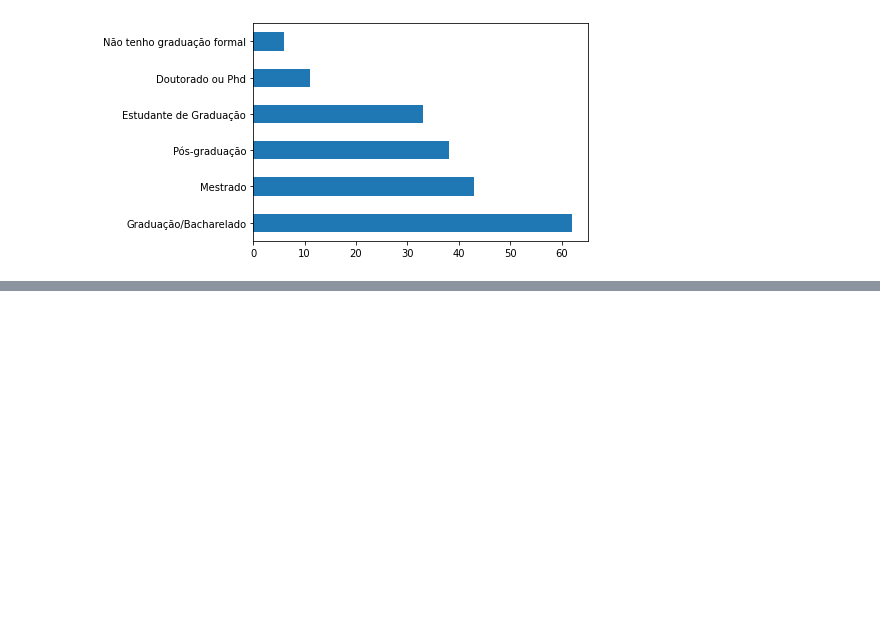
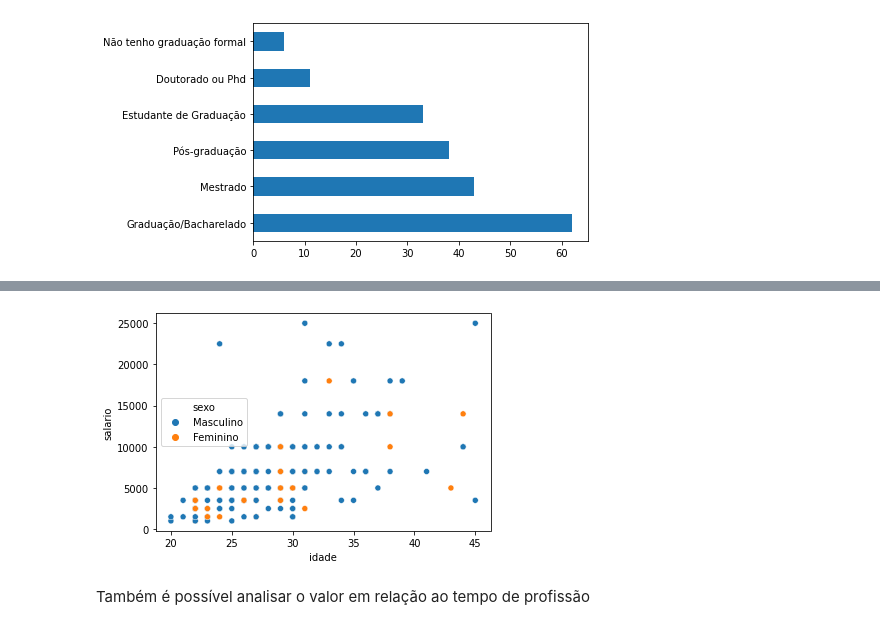
Before and after one commit to victorsponc/cientistas-de-dados-brasil, a Jupyter notebook: Análise_perfil_cientistas_de_dados_Brasil_Victor_Sponchiado.ipynb, the cells around one changed output, grey strips where cells are left out. Saved outputs shown, nothing was run; the diff lists cells and outputs as text; code cells hidden in the pictures; blank space fills up the shorter version.

```diff
--- a/Análise_perfil_cientistas_de_dados_Brasil_Victor_Sponchiado.ipynb
+++ b/Análise_perfil_cientistas_de_dados_Brasil_Victor_Sponchiado.ipynb
@@ -118,0 +240,6 @@ dados['Escolaridade'].value_counts().plot(kind = 'barh')
+# %%
+sns.scatterplot(x = 'idade', y = 'salario', hue = 'sexo', data = dados);
+# %% [output]
+[figure, added]
+# %% [markdown]
+Também é possível analisar o valor em relação ao tempo de profissão
```
Also changed, not shown: parts of 52 cells of this notebook.
